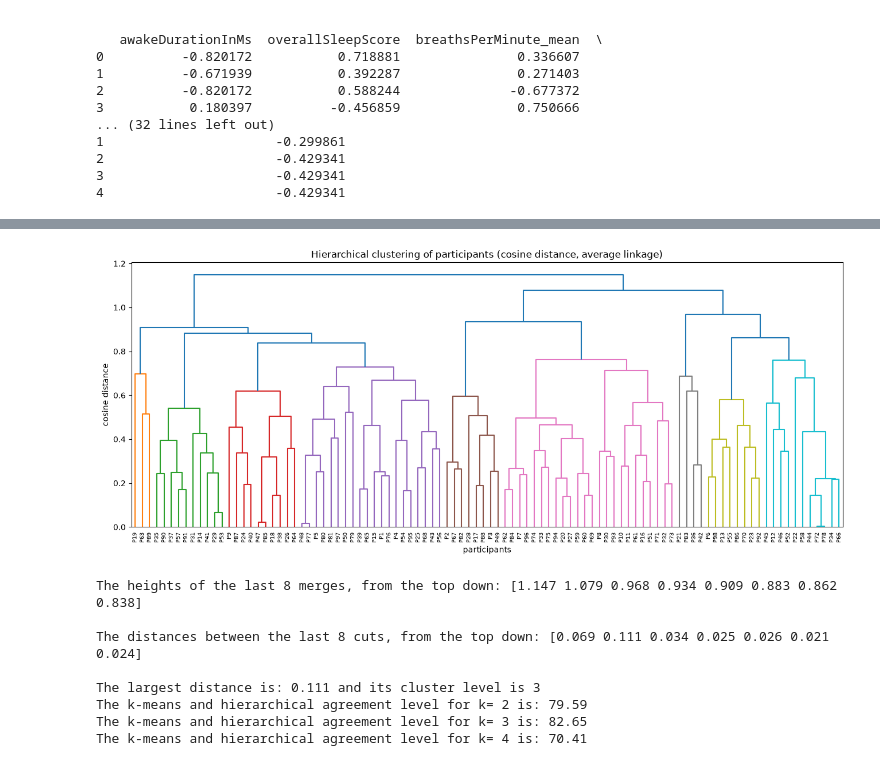
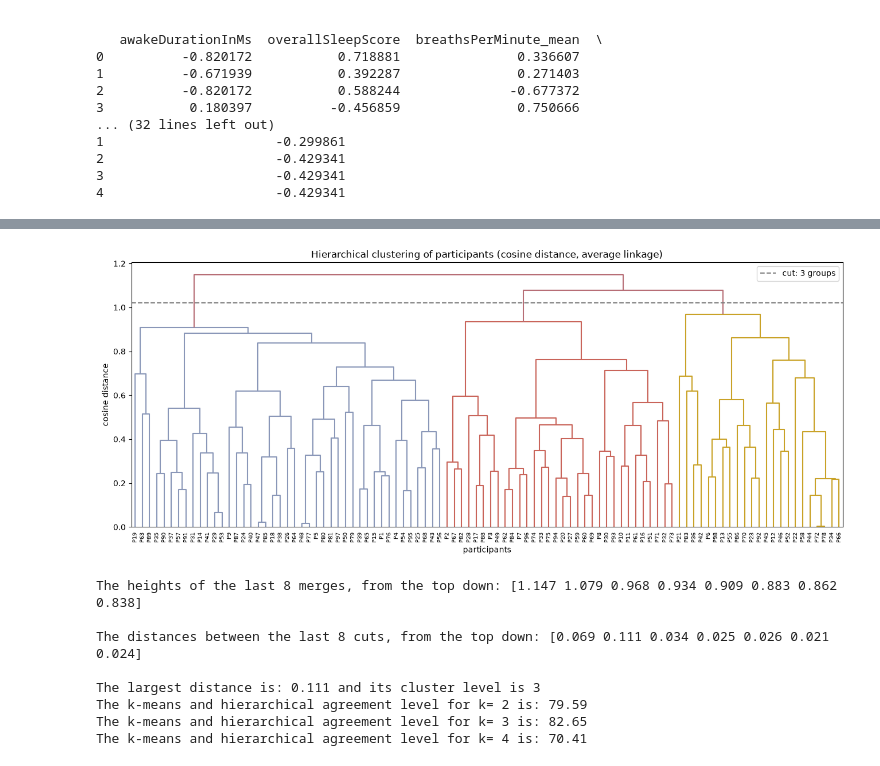
Before and after one commit to meauxcodes/applied-ml-project, a Jupyter notebook: scripts/cohort_clustering.ipynb, the cells around one changed output, grey strips where cells are left out. Cells and saved outputs as stored; diff of their text form; code cells hidden in the pictures.

```diff
--- a/scripts/cohort_clustering.ipynb
+++ b/scripts/cohort_clustering.ipynb
@@ -198,12 +203,14 @@ pca.fit(cohort_scaled)
 scores = pca.transform(cohort_scaled)
 scores_df = pd.DataFrame(scores, columns=["PC1", "PC2"])
 
+cluster_colors = np.array(["#8A97B8", "#C9645A", "#C9A227", "#B76E76"])
+
 for k in range(2, 5):
     km = KMeans(n_clusters=k, n_init=10, random_state=0)
     km.fit(cohort_scaled)
 
     plt.figure(figsize=(6, 4))
-    plt.scatter(scores_df["PC1"], scores_df["PC2"], c=km.labels_, cmap="coolwarm", s=3)
+    plt.scatter(scores_df["PC1"], scores_df["PC2"], c=cluster_colors[km.labels_], s=3)
     plt.xlabel("PC1")
     plt.ylabel("PC2")
     plt.title(f"Clusters shown in the first two PCs, k = {k}")
@@ -288,20 +295,26 @@ shape: (98, 18)
 | P12 | -0.334610 | 1.069770 | 1.167208 | 0.473476 | 0.918049 | ... |
 | P13 | -0.056314 | 0.439103 | 0.214449 | 1.393331 | -0.276971 | ... |
 # %%
-from scipy.cluster.hierarchy import linkage, dendrogram, fcluster
+from scipy.cluster.hierarchy import linkage, dendrogram, fcluster, set_link_color_palette
 
 # build the tree: start with 98 separate participants and keep merging the two closest groups
 tree = linkage(participants_scaled, method="average", metric="cosine")
 
+# colors for the three groups; branches above the cut use the last color
+set_link_color_palette(["#8A97B8", "#C9645A", "#C9A227"])
+
 plt.figure(figsize=(16, 6))
-dendrogram(tree, labels=participants_scaled.index.tolist(), leaf_rotation=90, leaf_font_size=7)
+dendrogram(tree, labels=participants_scaled.index.tolist(), leaf_rotation=90, leaf_font_size=7,
+           color_threshold=1.02, above_threshold_color="#B76E76")
+plt.axhline(y=1.02, color="gray", linestyle="--", label="cut: 3 groups")
 plt.ylabel("cosine distance")
 plt.xlabel("participants")
 plt.title("Hierarchical clustering of participants (cosine distance, average linkage)")
+plt.legend()
 plt.savefig("../images/clustering/dendrogram.png", dpi=150, bbox_inches="tight")
 plt.show()
 # %% [output]
-[figure, old version]
+[figure, new version]
 # %%
 # heights of the last 8 merges, from the top down
 print("The heights of the last 8 merges, from the top down:", np.round(tree[-8:, 2][::-1], 3),"\n")
```
Also changed, not shown: parts of 8 cells of this notebook, 17 other files.
